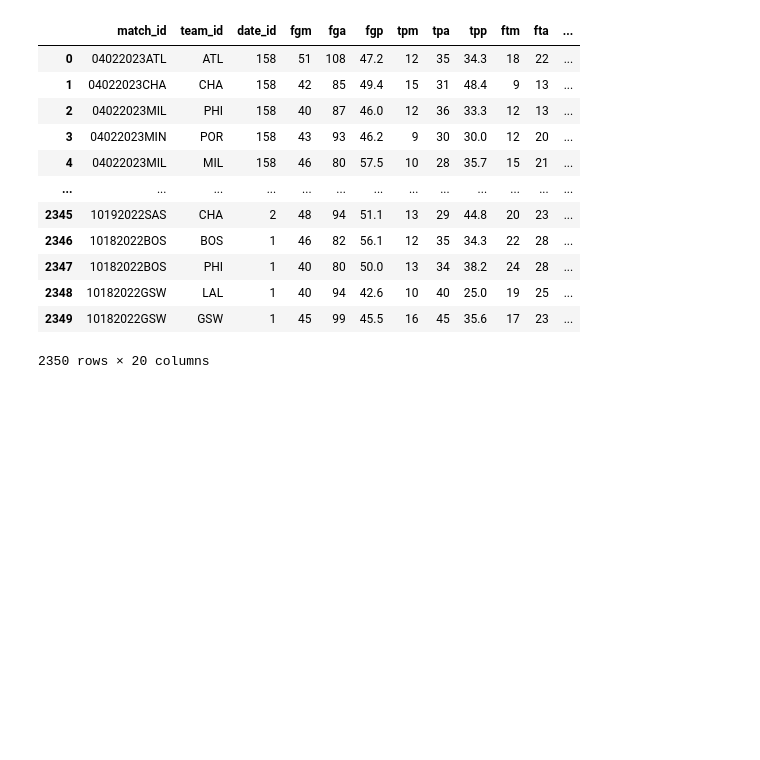
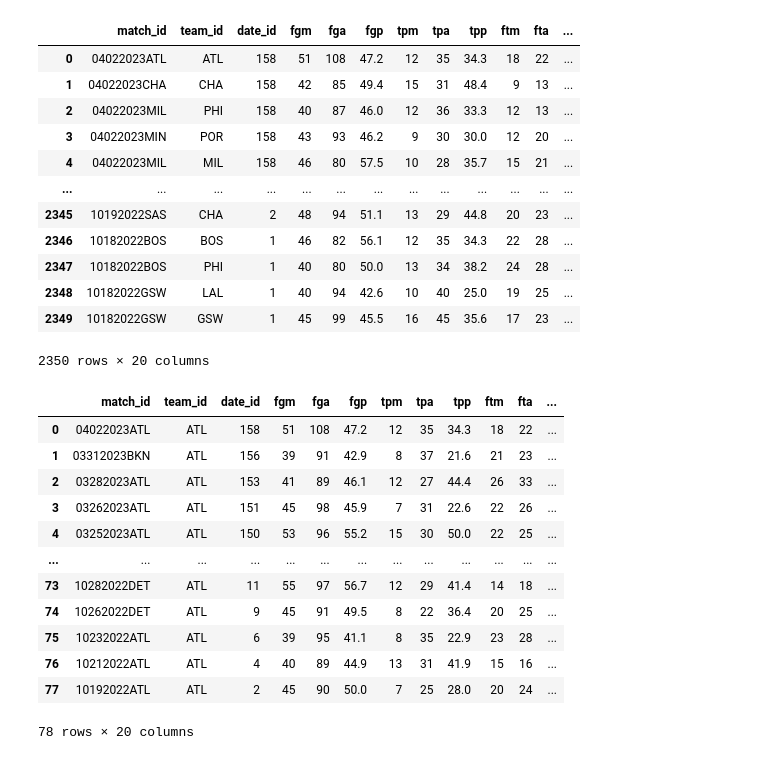
Before and after one commit to AlexandruNitulescu/nba_visualizer_py, a Jupyter notebook: database.ipynb, the cells around one changed output. Cells and saved outputs as stored; diff of their text form; code cells hidden in the pictures; blank space fills up the shorter version.

```diff
--- a/database.ipynb
+++ b/database.ipynb
@@ -381,2 +358,2 @@ import pandas as pd
 # %%
-conn = create_connection('nba.db')
+conn = sqlite3.connect('nba.db')
@@ -403,3 +378,24 @@ tables
 | 2348 | 10182022GSW | LAL | 1 | 40 | 94 | 42.6 | 10 | 40 | 25.0 | 19 | 25 | ... |
 | 2349 | 10182022GSW | GSW | 1 | 45 | 99 | 45.5 | 16 | 45 | 35.6 | 17 | 23 | ... |
 2350 rows × 20 columns
+# %%
+atlanta_stats = pd.read_sql('''
+    SELECT *
+    FROM match_stats
+    WHERE team_id = 'ATL'
+''', conn)
+atlanta_stats
+# %% [output]
+|  | match_id | team_id | date_id | fgm | fga | fgp | tpm | tpa | tpp | ftm | fta | ... |
+| 0 | 04022023ATL | ATL | 158 | 51 | 108 | 47.2 | 12 | 35 | 34.3 | 18 | 22 | ... |
+| 1 | 03312023BKN | ATL | 156 | 39 | 91 | 42.9 | 8 | 37 | 21.6 | 21 | 23 | ... |
+| 2 | 03282023ATL | ATL | 153 | 41 | 89 | 46.1 | 12 | 27 | 44.4 | 26 | 33 | ... |
+| 3 | 03262023ATL | ATL | 151 | 45 | 98 | 45.9 | 7 | 31 | 22.6 | 22 | 26 | ... |
+| 4 | 03252023ATL | ATL | 150 | 53 | 96 | 55.2 | 15 | 30 | 50.0 | 22 | 25 | ... |
+| ... | ... | ... | ... | ... | ... | ... | ... | ... | ... | ... | ... | ... |
+| 73 | 10282022DET | ATL | 11 | 55 | 97 | 56.7 | 12 | 29 | 41.4 | 14 | 18 | ... |
+| 74 | 10262022DET | ATL | 9 | 45 | 91 | 49.5 | 8 | 22 | 36.4 | 20 | 25 | ... |
+| 75 | 10232022ATL | ATL | 6 | 39 | 95 | 41.1 | 8 | 35 | 22.9 | 23 | 28 | ... |
+| 76 | 10212022ATL | ATL | 4 | 40 | 89 | 44.9 | 13 | 31 | 41.9 | 15 | 16 | ... |
+| 77 | 10192022ATL | ATL | 2 | 45 | 90 | 50.0 | 7 | 25 | 28.0 | 20 | 24 | ... |
+78 rows × 20 columns
```
Also changed, not shown: parts of 13 cells of this notebook, 4 other files.
